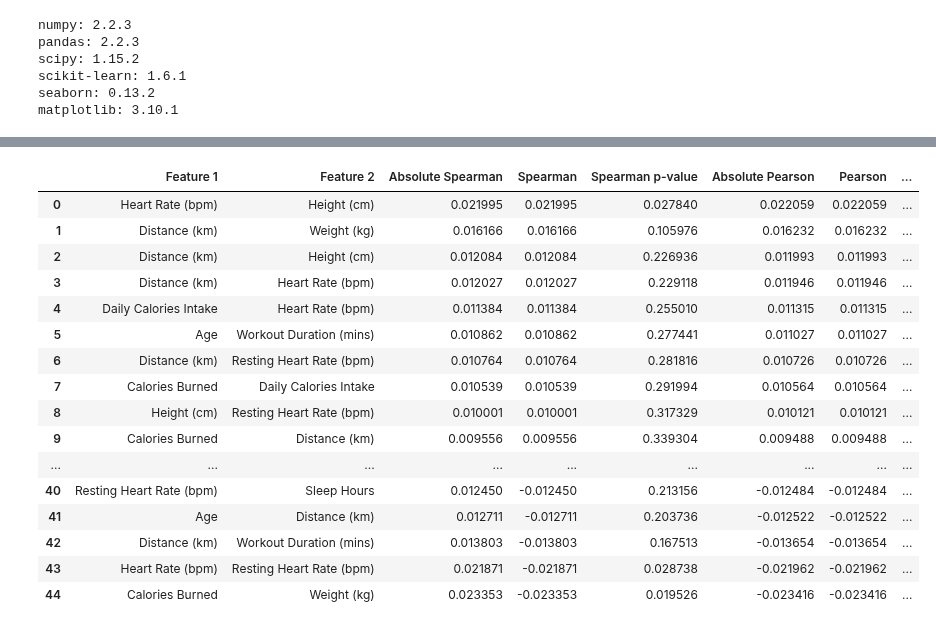
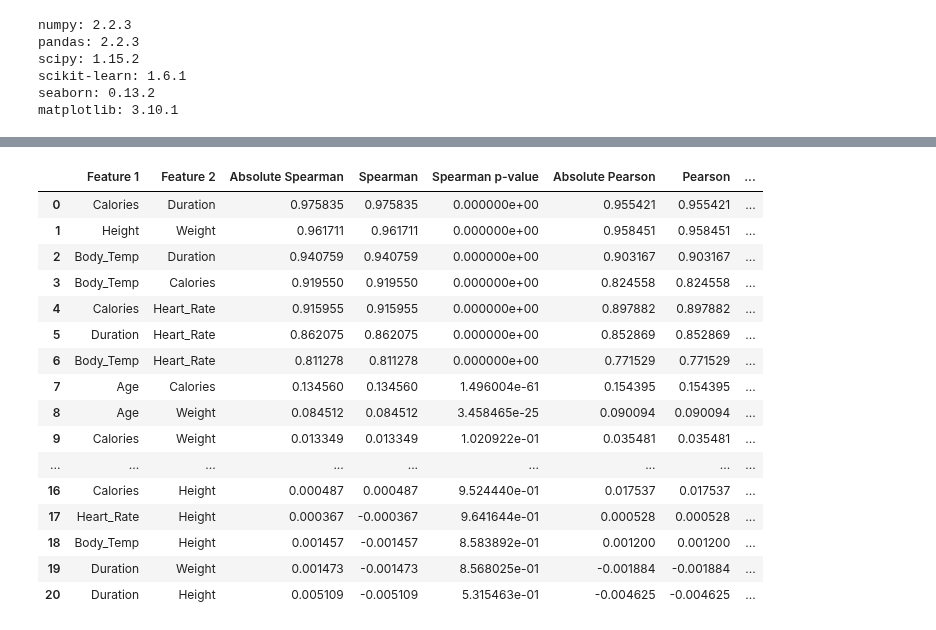
Before and after one commit to 4GeeksAcademy/gperdrizet_fitness_final_project, a Jupyter notebook: src/01.2-EDA_continuous_features.ipynb, the cells around one changed output, grey strips where cells are left out. Drawn from its saved outputs; the diff is of its cells as text; code cells hidden in the pictures.

```diff
--- a/src/01.2-EDA_continuous_features.ipynb
+++ b/src/01.2-EDA_continuous_features.ipynb
@@ -26,7 +26,10 @@ scikit-learn: 1.6.1
 seaborn: 0.13.2
 matplotlib: 3.10.1
 # %%
-df = pd.read_csv('../data/raw/workout_fitness_tracker_data.csv')
+df_exe = pd.read_csv('../data/raw/exercise.csv')
+df_cal = pd.read_csv('../data/raw/calories.csv')
+# %%
+df = pd.merge(df_exe, df_cal, on='User_ID', how='left')
 # %%
 df.info()
 # %% [output]
@@ -64,3 +64,5 @@ df_cont = df[['Workout Type', 'Age', 'Height (cm)', 'Weight (kg)', 'Workout Dura
+# %%
+df_cont = df[['Age', 'Height', 'Weight', 'Duration', 'Heart_Rate', 'Body_Temp', 'Calories']]
 # %%
 df_cont.info()
 # %% [output]
@@ -104,6 +103,3 @@ plt.show()
-# %%
-#Recommendations: remove VO2 Max, Body Fat %,
-df_cont = df_cont.drop(columns=['VO2 Max', 'Body Fat (%)', 'Water Intake (liters)'])
 # %%
 df_cont.head()
 # %% [output]
@@ -171,47 +170,44 @@ plt.show()
 # %%
 from itertools import product
 import function as funcs
 # Features to calculate correlation coefficients for
 features=[
     'Age',
-    'Height (cm)',
-    'Weight (kg)',
-    'Workout Duration (mins)',
-    'Calories Burned',
-    'Heart Rate (bpm)',
-    'Sleep Hours',
-    'Distance (km)',
-    'Resting Heart Rate (bpm)',
-    'Daily Calories Intake',
+    'Height',
+    'Weight',
+    'Duration',
+    'Calories',
+    'Heart_Rate',
+    'Body_Temp',
 ]
 
 # Calculate the correlation coefficients between each pair of features
 feature_pairs=list(set(tuple(sorted(pair)) for pair in product(features, features)))
 correlations=funcs.get_correlations(feature_pairs, df_cont)
 
 # Sort by Spearman rank and inspect
 correlations_df=pd.DataFrame.from_dict(correlations)
 correlations_df.sort_values('Spearman', inplace=True, ascending=False)
 correlations_df.reset_index(inplace=True, drop=True)
 correlations_df.head(len(correlations_df))
 # %% [output]
 |  | Feature 1 | Feature 2 | Absolute Spearman | Spearman | Spearman p-value | Absolute Pearson | Pearson | ... |
-| 0 | Heart Rate (bpm) | Height (cm) | 0.021995 | 0.021995 | 0.027840 | 0.022059 | 0.022059 | ... |
-| 1 | Distance (km) | Weight (kg) | 0.016166 | 0.016166 | 0.105976 | 0.016232 | 0.016232 | ... |
-| 2 | Distance (km) | Height (cm) | 0.012084 | 0.012084 | 0.226936 | 0.011993 | 0.011993 | ... |
-| 3 | Distance (km) | Heart Rate (bpm) | 0.012027 | 0.012027 | 0.229118 | 0.011946 | 0.011946 | ... |
-| 4 | Daily Calories Intake | Heart Rate (bpm) | 0.011384 | 0.011384 | 0.255010 | 0.011315 | 0.011315 | ... |
-| 5 | Age | Workout Duration (mins) | 0.010862 | 0.010862 | 0.277441 | 0.011027 | 0.011027 | ... |
-| 6 | Distance (km) | Resting Heart Rate (bpm) | 0.010764 | 0.010764 | 0.281816 | 0.010726 | 0.010726 | ... |
-| 7 | Calories Burned | Daily Calories Intake | 0.010539 | 0.010539 | 0.291994 | 0.010564 | 0.010564 | ... |
-| 8 | Height (cm) | Resting Heart Rate (bpm) | 0.010001 | 0.010001 | 0.317329 | 0.010121 | 0.010121 | ... |
-| 9 | Calories Burned | Distance (km) | 0.009556 | 0.009556 | 0.339304 | 0.009488 | 0.009488 | ... |
+| 0 | Calories | Duration | 0.975835 | 0.975835 | 0.000000e+00 | 0.955421 | 0.955421 | ... |
+| 1 | Height | Weight | 0.961711 | 0.961711 | 0.000000e+00 | 0.958451 | 0.958451 | ... |
+| 2 | Body_Temp | Duration | 0.940759 | 0.940759 | 0.000000e+00 | 0.903167 | 0.903167 | ... |
+| 3 | Body_Temp | Calories | 0.919550 | 0.919550 | 0.000000e+00 | 0.824558 | 0.824558 | ... |
+| 4 | Calories | Heart_Rate | 0.915955 | 0.915955 | 0.000000e+00 | 0.897882 | 0.897882 | ... |
+| 5 | Duration | Heart_Rate | 0.862075 | 0.862075 | 0.000000e+00 | 0.852869 | 0.852869 | ... |
+| 6 | Body_Temp | Heart_Rate | 0.811278 | 0.811278 | 0.000000e+00 | 0.771529 | 0.771529 | ... |
+| 7 | Age | Calories | 0.134560 | 0.134560 | 1.496004e-61 | 0.154395 | 0.154395 | ... |
+| 8 | Age | Weight | 0.084512 | 0.084512 | 3.458465e-25 | 0.090094 | 0.090094 | ... |
+| 9 | Calories | Weight | 0.013349 | 0.013349 | 1.020922e-01 | 0.035481 | 0.035481 | ... |
 | ... | ... | ... | ... | ... | ... | ... | ... | ... |
-| 40 | Resting Heart Rate (bpm) | Sleep Hours | 0.012450 | -0.012450 | 0.213156 | -0.012484 | -0.012484 | ... |
-| 41 | Age | Distance (km) | 0.012711 | -0.012711 | 0.203736 | -0.012522 | -0.012522 | ... |
-| 42 | Distance (km) | Workout Duration (mins) | 0.013803 | -0.013803 | 0.167513 | -0.013654 | -0.013654 | ... |
-| 43 | Heart Rate (bpm) | Resting Heart Rate (bpm) | 0.021871 | -0.021871 | 0.028738 | -0.021962 | -0.021962 | ... |
-| 44 | Calories Burned | Weight (kg) | 0.023353 | -0.023353 | 0.019526 | -0.023416 | -0.023416 | ... |
+| 16 | Calories | Height | 0.000487 | 0.000487 | 9.524440e-01 | 0.017537 | 0.017537 | ... |
+| 17 | Heart_Rate | Height | 0.000367 | -0.000367 | 9.641644e-01 | 0.000528 | 0.000528 | ... |
+| 18 | Body_Temp | Height | 0.001457 | -0.001457 | 8.583892e-01 | 0.001200 | 0.001200 | ... |
+| 19 | Duration | Weight | 0.001473 | -0.001473 | 8.568025e-01 | -0.001884 | -0.001884 | ... |
+| 20 | Duration | Height | 0.005109 | -0.005109 | 5.315463e-01 | -0.004625 | -0.004625 | ... |
 # %%
 funcs.plot_correlations(df_cont, correlations_df)
 # %% [output]
```
Also changed, not shown: parts of 14 cells of this notebook.
